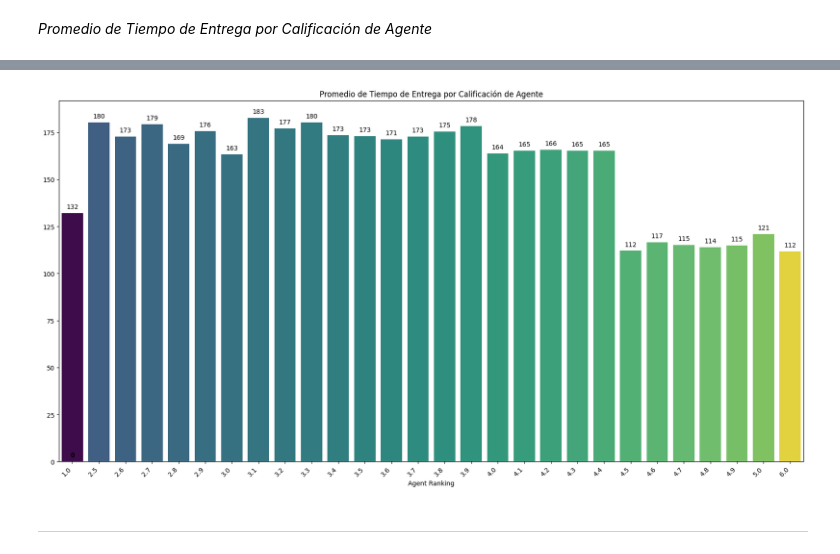
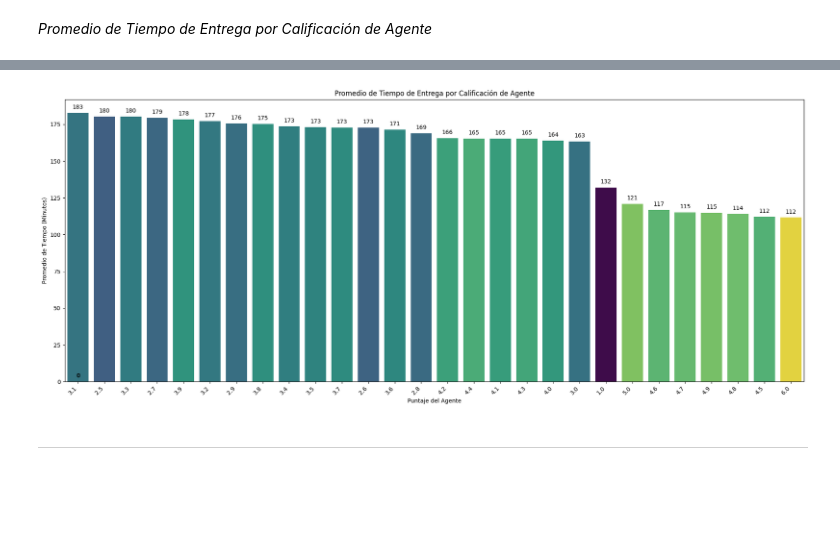
Before and after one commit to SaitoM17/amazon_delivery, a Jupyter notebook: notebooks/eda.ipynb, the cells around one changed output, grey strips where cells are left out. Drawn from its saved outputs; the diff is of its cells as text; code cells hidden in the pictures; blank space fills up the shorter version.

Commit message:
refactor(eda):Mejora del diseño de la gráfica - promedio de tiempo de entrega por calificación de agente

```diff
--- a/notebooks/eda.ipynb
+++ b/notebooks/eda.ipynb
@@ -548,28 +524,34 @@ Tabla Dinámica por Agent_Rating en el Tiempo de Entregas
 # %%
-plt.figure(figsize=(17,9))
+agente_tiempo_entrega_promedio_ordenado = agente_tiempo_entrega_promedio.sort_values(by='Delivery_Time', ascending=False)
+
+plt.figure(figsize=(19,8))
+
+# Obtener el orden de las categorías de Agent_Rating del índice de prueba_1
+order_of_bars = agente_tiempo_entrega_promedio_ordenado.index
 
 ax = sns.barplot(x='Agent_Rating',
                  y='Delivery_Time',
-                 data=agente_tiempo_entrega_promedio,
+                 data=agente_tiempo_entrega_promedio_ordenado.reset_index(),
+                 order=order_of_bars,
                  hue='Agent_Rating',
                  palette='viridis')
 
 plt.title('Promedio de Tiempo de Entrega por Calificación de Agente')
-plt.xlabel('Agent Ranking')
-plt.ylabel('')
+plt.xlabel('Puntaje del Agente')
+plt.ylabel('Promedio de Tiempo (Minutos)')
 
 plt.xticks(rotation=45, ha='right')
 
 # Agregar valors encima de las barras
 for p in ax.patches:
     ax.annotate(f'{p.get_height():.00f}', (p.get_x() + p.get_width() / 2., p.get_height()),
                 ha='center', va='center', xytext=(0, 10), textcoords='offset points')
 
 plt.legend().remove()
 plt.tight_layout()
 plt.show()
 # %% [output]
-[figure, old version]
+[figure, new version]
 # %% [markdown]
 ----
 # %% [markdown]
```
Also changed, not shown: parts of 1 cell of this notebook.
